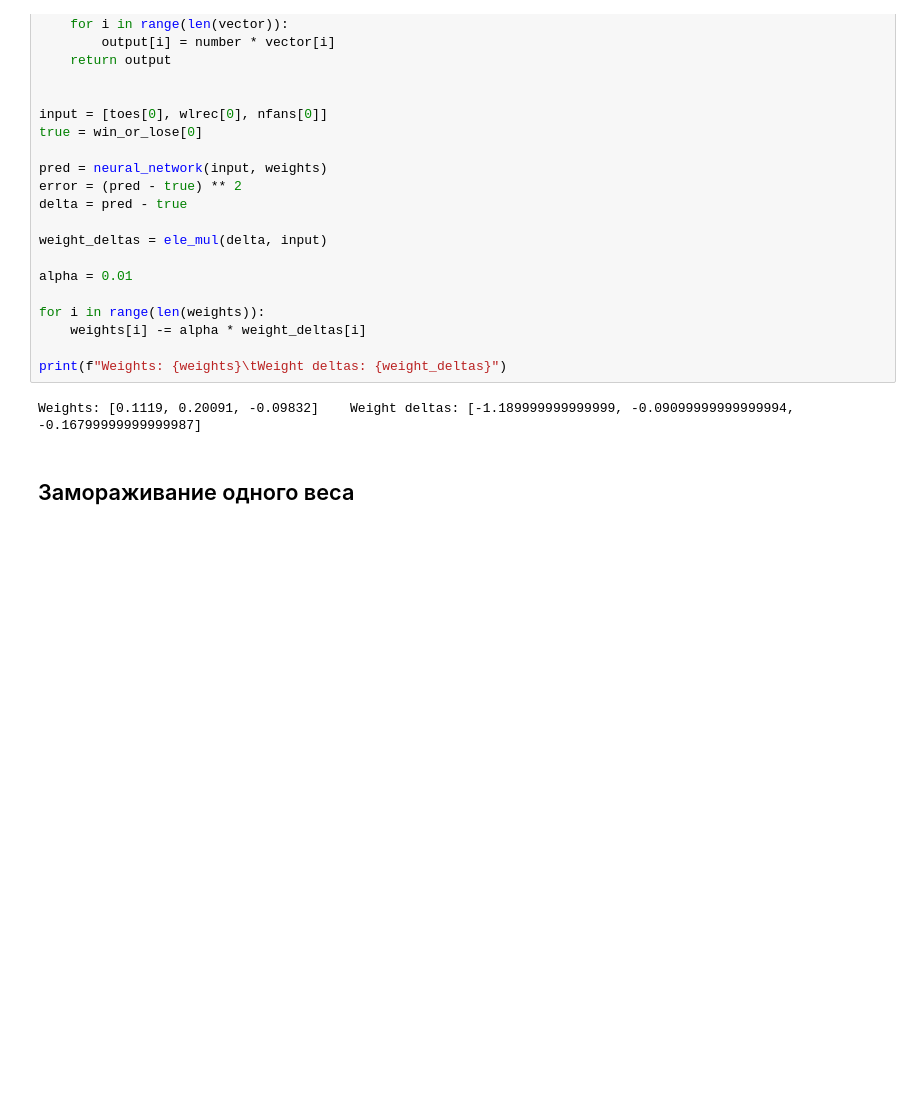
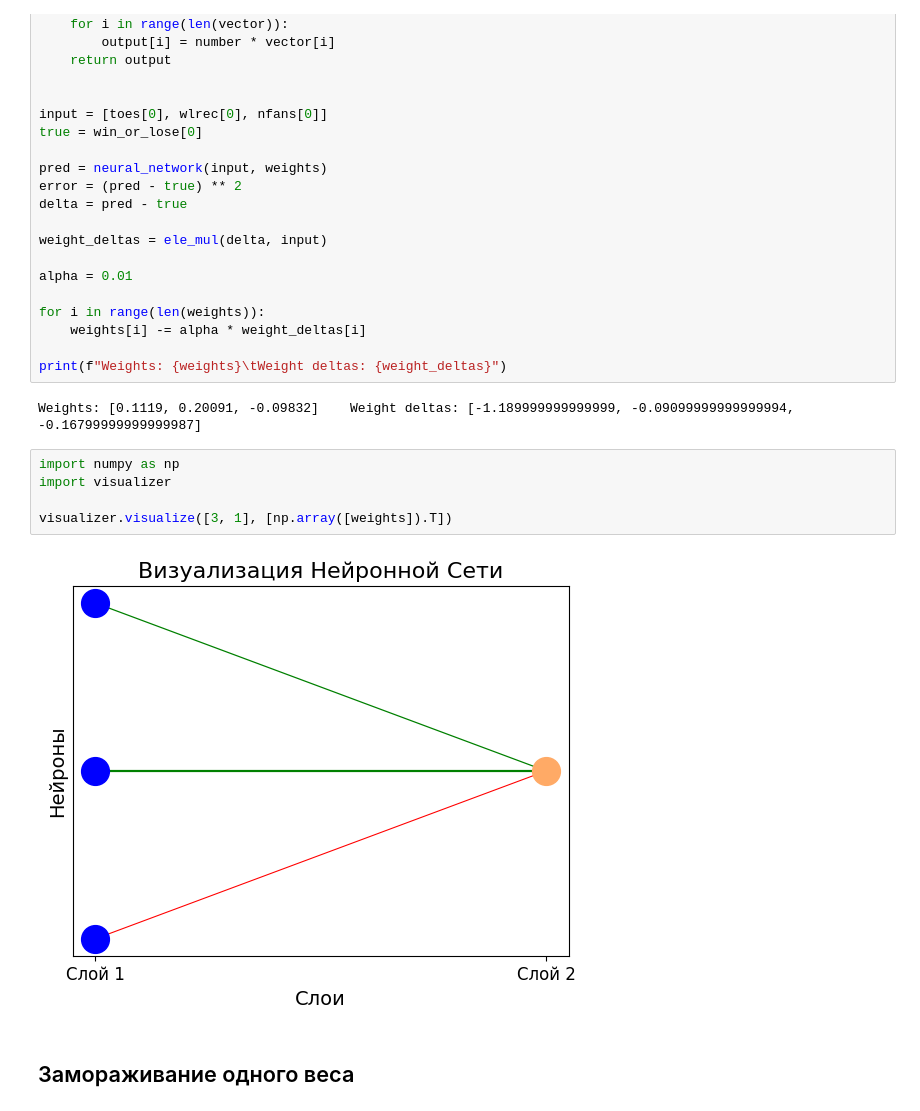
Before and after one commit to USBashka/AI-test, a Jupyter notebook: chapter5.ipynb, the cells around one changed output. Saved outputs shown, nothing was run; the diff lists cells and outputs as text; blank space fills up the shorter version.

```diff
--- a/chapter5.ipynb
+++ b/chapter5.ipynb
@@ -44,6 +44,13 @@ for i in range(len(weights)):
 print(f"Weights: {weights}\tWeight deltas: {weight_deltas}")
 # %% [output]
 Weights: [0.1119, 0.20091, -0.09832]    Weight deltas: [-1.189999999999999, -0.09099999999999994, -0.16799999999999987]
+# %%
+import numpy as np
+import visualizer
+
+visualizer.visualize([3, 1], [np.array([weights]).T])
+# %% [output]
+[figure, added]
 # %% [markdown]
 ## Замораживание одного веса
 # %%
```
Also changed, not shown: parts of 1 cell of this notebook.
